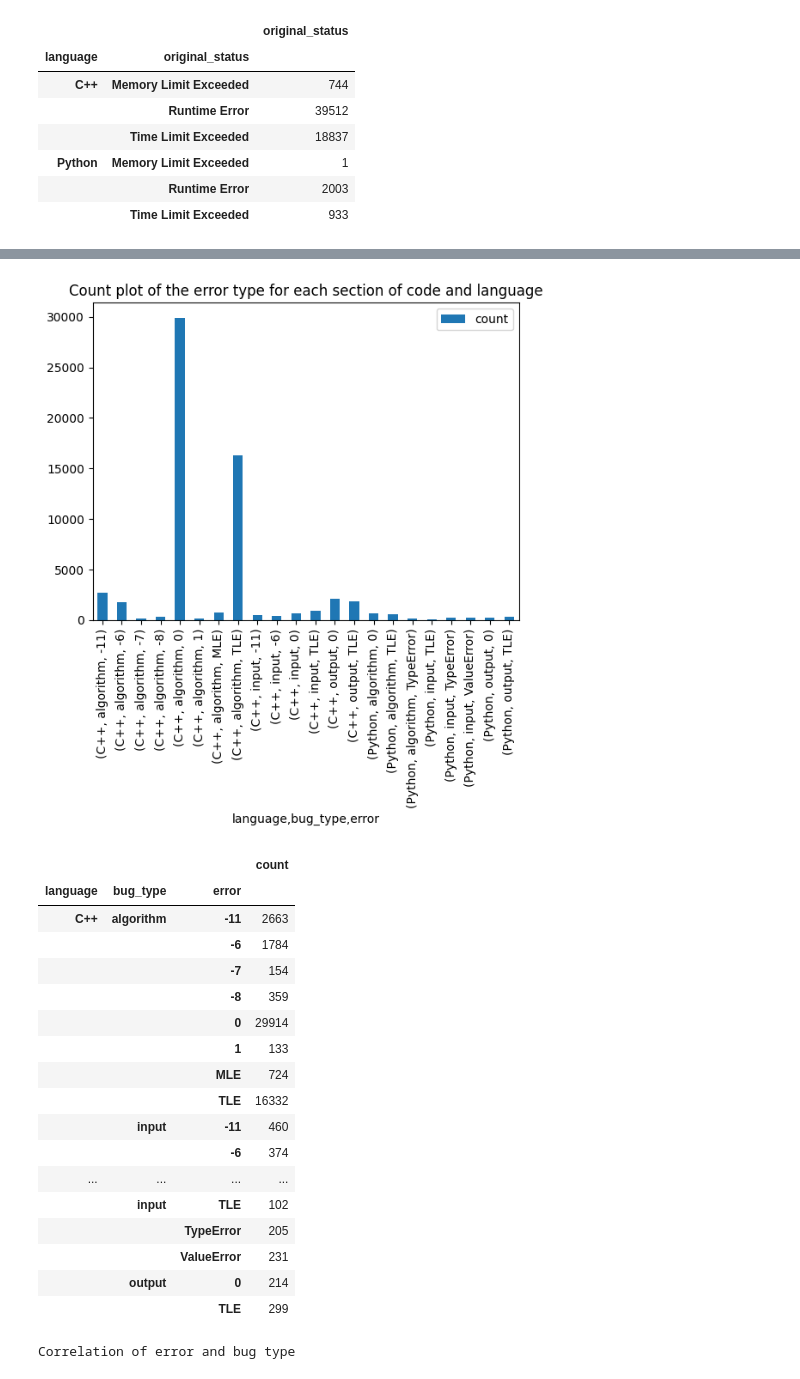
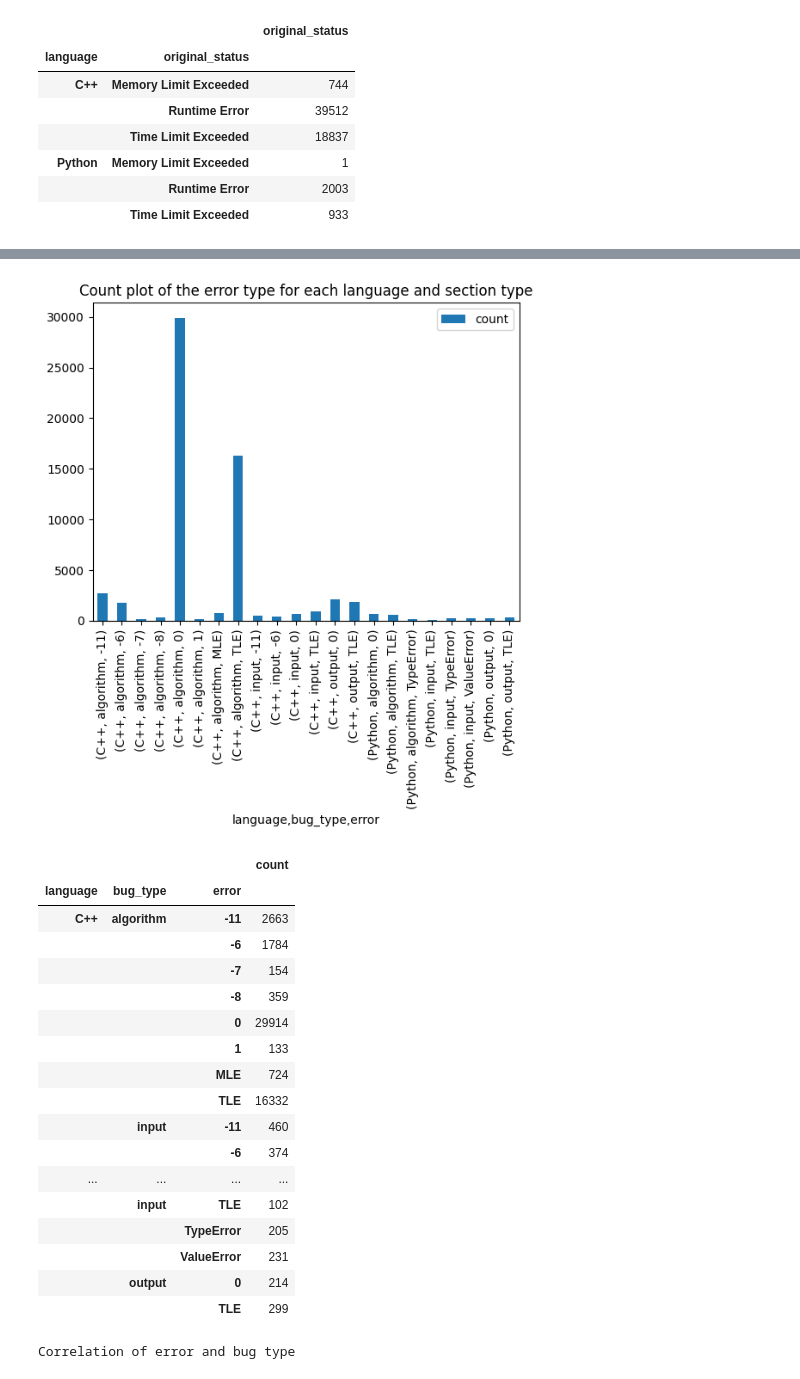
Before and after one commit to alexjercan/bug-detection, a Jupyter notebook: bugnet/EDA.ipynb, the cells around one changed output, grey strips where cells are left out. Drawn from its saved outputs; the diff is of its cells as text; code cells hidden in the pictures.

```diff
--- a/bugnet/EDA.ipynb
+++ b/bugnet/EDA.ipynb
@@ -209,26 +216,26 @@ agg_df
 # %%
 # there are some 0 return code examples, but it is what it is, we don't have
 # all test cases; for C++ most algorithm bugs happen because of TLE and there
 # are also some that fail because of segfault (-11); for C++ input, it is
 # very similar, with more TLE and some segfaults, but this time the count
 # is more balanced; for C++ output most bugs happen because of TLE; it looks like
 # the most bugs for C++ happen because of TLE; the ones that resulted in Runtime
 # Error (which previously we seen that is the majoritary class) have a return code
 # of 0 (maybe missing test cases); Python is similar, it has mostly TLE bugs; but
 # for reading input it has some TypeError and ValueError (maybe converting gone wrong)
 
 agg_df = df.groupby(["language", "bug_type", "error"]).agg({"change": "count"})
 agg_df = agg_df[agg_df["change"] > 100]
 agg_df.columns = ["count"]
 
 agg_df.plot.bar()
 
-plt.title("Count plot of the error type for each section of code and language")
+plt.title("Count plot of the error type for each language and section type")
 plt.show()
 
 agg_df
 # %% [output]
-[figure, old version]
+[figure, new version]
 |  |  |  | count |
 | language | bug_type | error |  |
 | C++ | algorithm | -11 | 2663 |
```
Also changed, not shown: parts of 4 cells of this notebook.
